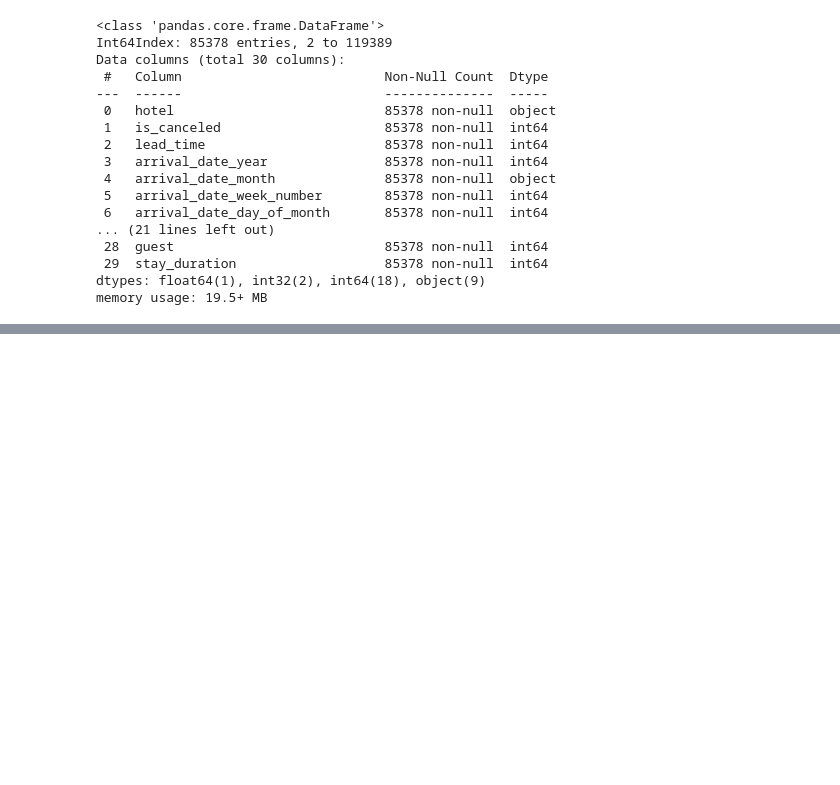
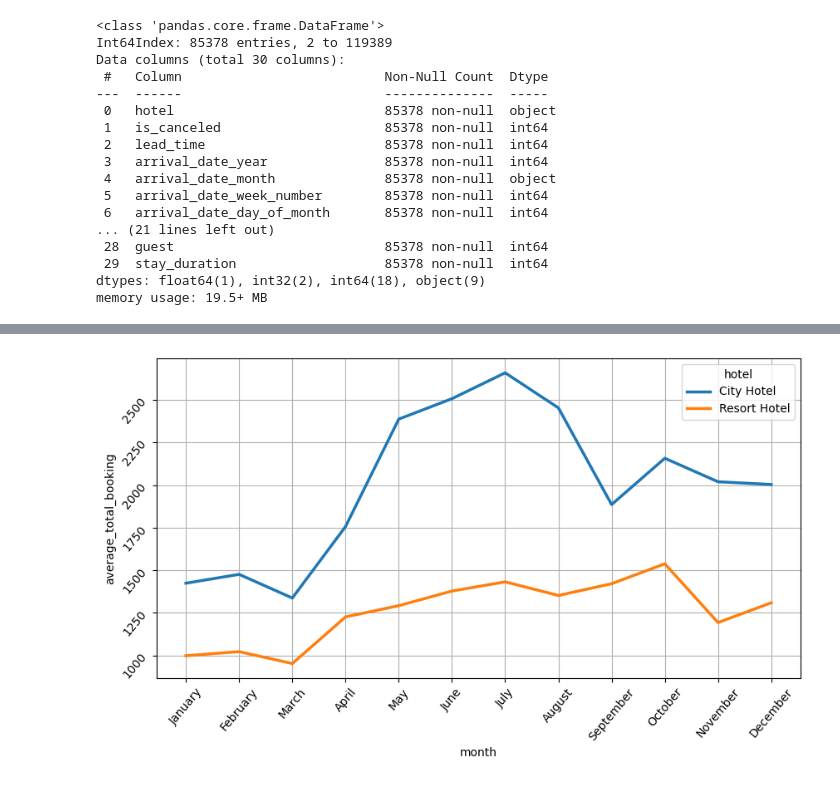
Before and after one commit to masendhy/investigate_hotel_business, a Jupyter notebook: Investigate_Hotel_Business.ipynb, the cells around one changed output, grey strips where cells are left out. Cells and saved outputs as stored; diff of their text form; code cells hidden in the pictures; blank space fills up the shorter version.

Commit message:
visualization

```diff
--- a/Investigate_Hotel_Business.ipynb
+++ b/Investigate_Hotel_Business.ipynb
@@ -248,0 +254,7 @@ memory usage: 19.5+ MB
+# %%
+df2 = df_new.copy()
+# %%
+# aggreate on columns 'hotel' and 'arrival_date_month' with count of column 'arrival_date_year'
+df2_group = df2.groupby(['hotel', 'arrival_date_month'])['arrival_date_year'].agg(['nunique','count']).reset_index()
+df2_group.columns = ['hotel', 'arrival_month', 'unique_year', 'total_booking']
+df2_group
@@ -248,0 +281,4 @@ memory usage: 19.5+ MB
+# %%
+# normalize total booking by month in different year
+df2_group['average_total_booking'] = round(df2_group['total_booking'] / df2_group['unique_year'])
+df2_group.sample(9)
@@ -248,0 +296,5 @@ memory usage: 19.5+ MB
+# %%
+# ordered month
+ordered_month = ['January', 'February', 'March', 'April', 'May', 'June', 'July', 'August', 'September', 'October', 'November', 'December']
+df2_group['month'] = pd.Categorical(df2_group['arrival_month'], categories=ordered_month, ordered=True)
+df2_group.sample(9)
@@ -248,0 +312,9 @@ memory usage: 19.5+ MB
+# %%
+# tentukan ukuran figure
+plt.figure(figsize=(10,5))
+sns.lineplot(x='month', y='average_total_booking', hue='hotel', data=df2_group,size='hotel',sizes=(2.5,2.5))\
+
+plt.tick_params(axis='both',which='major', rotation=50,labelsize=10)
+plt.grid()
+# %% [output]
+[figure, added]
```
Also changed, not shown: parts of 12 cells of this notebook, 1 other file.
